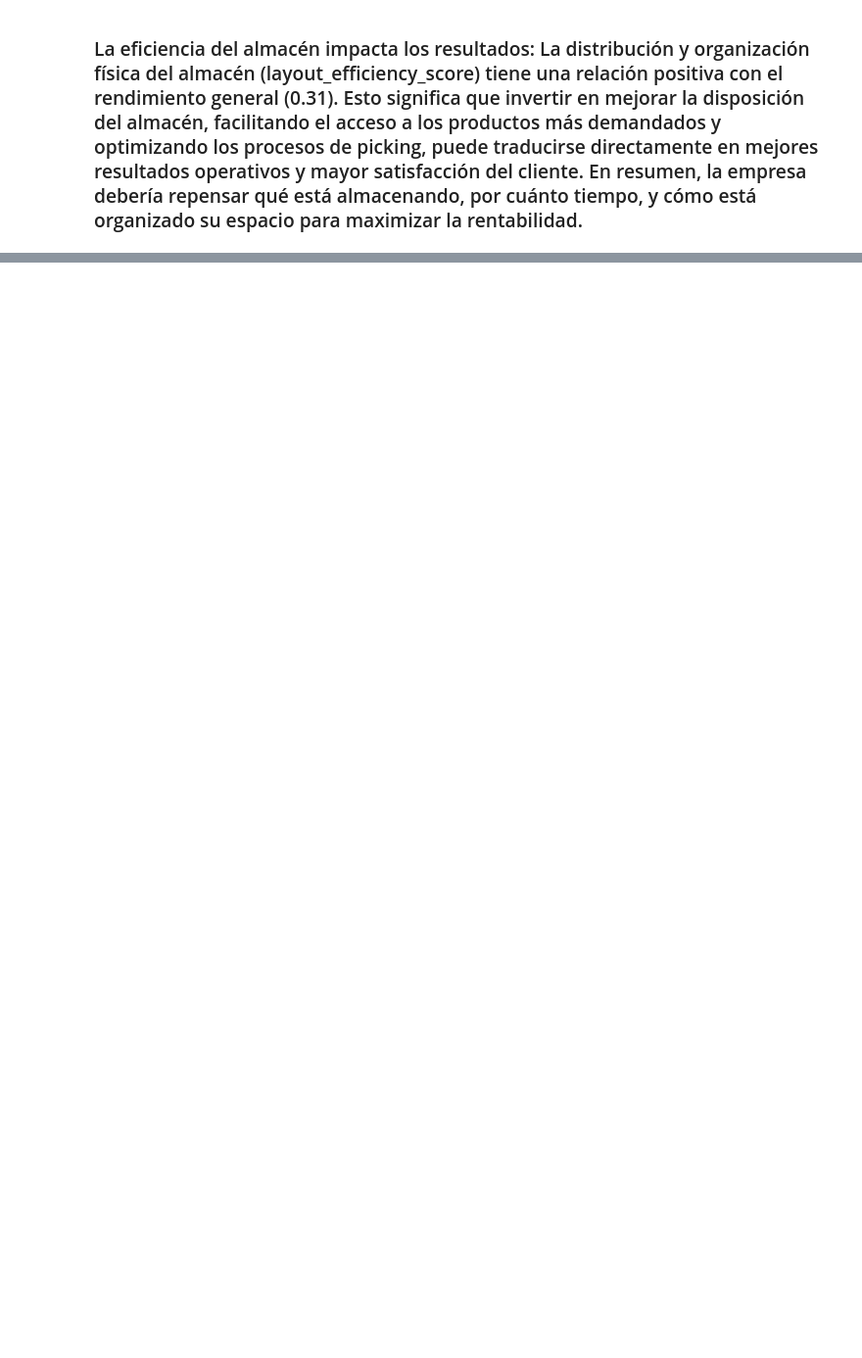
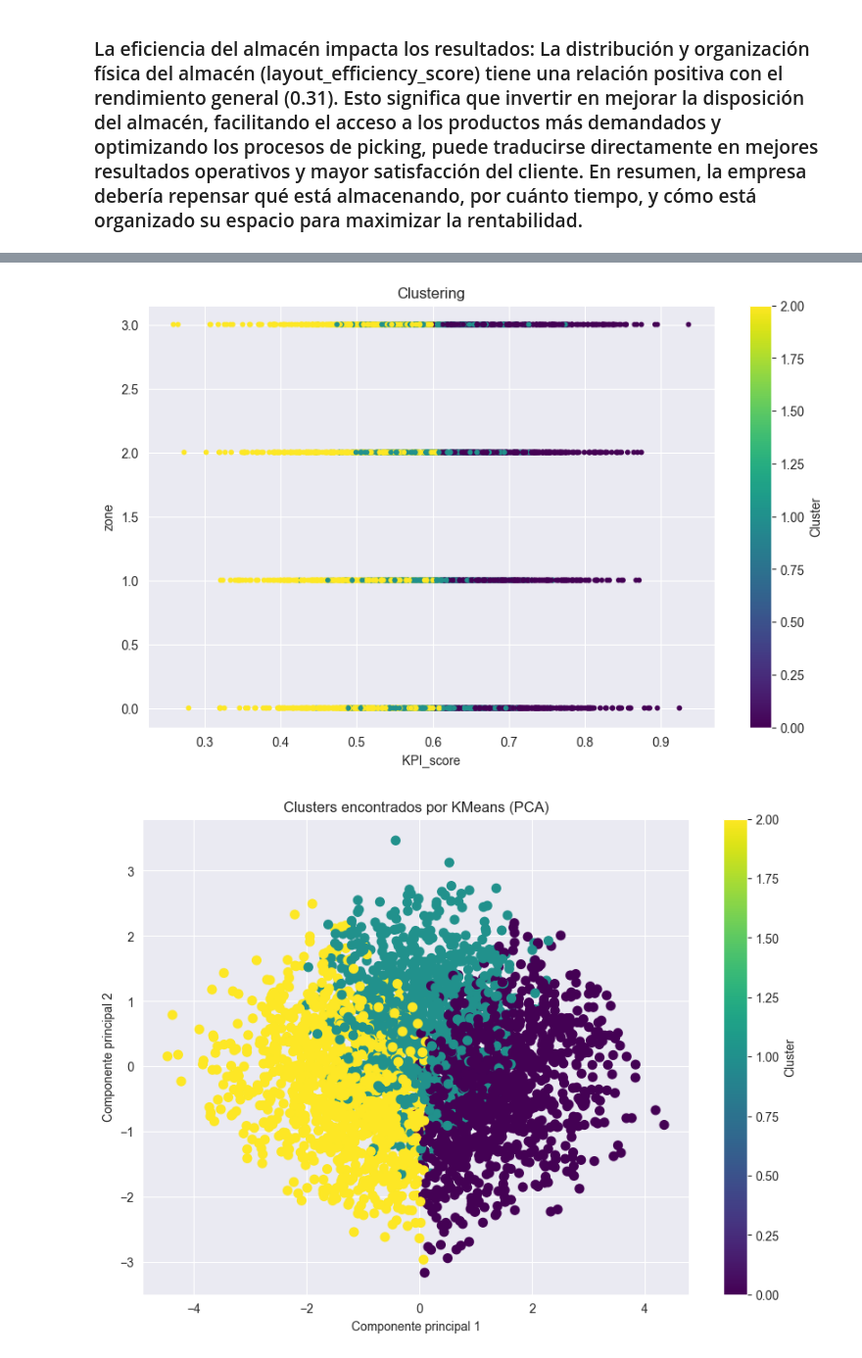
Before and after one commit to Fritz1304/Modelos_Analiticos, a Jupyter notebook: notebook.ipynb, the cells around one changed output, grey strips where cells are left out. Shown at 98% size. Saved outputs shown, nothing was run; the diff lists cells and outputs as text; code cells hidden in the pictures; blank space fills up the shorter version.

```diff
--- a/notebook.ipynb
+++ b/notebook.ipynb
@@ -741,0 +975,76 @@ pyplot.show()
+# %%
+# Implementacion modelo analitico - Modelo de agrupamiento - KMEANS
+# Para el modelo de agrupamiento se pueden tomar entre variables categoricas y numericas que tengan bastante relacion entre ellas segun el comportamiento del negocio
+# La correlacion entre variables para modelos de agrupamiento se puede calcular usando las tecnicas anteriomente vistas: para variables numericas matriz de correlacion y para variables numericas y catergoricas MI o ANALISIS DE INFORMACION MUTUA. Lo importante siempre es elegir variables que esten relacionadas hacia el negocio.
+
+from sklearn.cluster import KMeans
+from sklearn.preprocessing import StandardScaler
+from sklearn.decomposition import PCA
+import matplotlib.pyplot as plt
+import seaborn as sns
+
+#Vamos a elegir variables numericas que conocemos que tienen un nivel de correlacion notable
+columns = ['holding_cost_per_unit_day', 'stockout_count_last_month', 'order_fulfillment_rate', 'turnover_ratio', 'layout_efficiency_score', 'KPI_score']
+dataSetFinalModeloAgrupamiento = dataSetFinalModeloClas[columns].copy()
+
+# Recuerden validar que todas las variables deben ser numericas porque los modelos solo funcionan sobre datos numericos
+#dataSetFinalModeloAgrupamiento = pandas.get_dummies(dataSetFinalModeloAgrupamiento, drop_first=True)
+#dataSetFinalModeloAgrupamiento.info()
+
+# Se aplica un valor de escalado estadar a los datos del dataframe para mejorar la efectividad del KMeans
+scaler = StandardScaler()
+datesetCompleteKmeansScaler = scaler.fit_transform(dataSetFinalModeloAgrupamiento)
+
+# Creamos el modelo de Kmeans
+kmeans = KMeans(n_clusters=3, random_state=42)
+dataSetFinalModeloClas['cluster'] = kmeans.fit_predict(datesetCompleteKmeansScaler)
+
+#dataSetFinalModeloClas.info()
+
+# 5. Ver distribución
+print(dataSetFinalModeloClas['cluster'].value_counts())
+cluster_summary = dataSetFinalModeloClas.groupby('cluster')[columns].mean()
+print(cluster_summary)
+
+plt.figure(figsize=(10, 6))
+plt.scatter(dataSetFinalModeloClas['KPI_score'], dataSetFinalModeloClas['zone'], c=dataSetFinalModeloClas['cluster'], cmap='viridis', s=10)
+plt.colorbar(label='Cluster')
+plt.title('Clustering')
+plt.xlabel('KPI_score')
+plt.ylabel('zone')
+plt.show()
+
+# Ver distribucion de los datos categoricos
+pca = PCA(n_components=2)
+X_pca = pca.fit_transform(datesetCompleteKmeansScaler)
+labels = kmeans.labels_
+
+plt.figure(figsize=(10, 7))
+plt.scatter(X_pca[:, 0], X_pca[:, 1], c=labels, cmap='viridis', s=50)
+plt.title('Clusters encontrados por KMeans (PCA)')
+plt.xlabel('Componente principal 1')
+plt.ylabel('Componente principal 2')
+plt.colorbar(label='Cluster')
+plt.grid(True)
+plt.show()
+
+# Ver distribucion de los datos categoricos con centroides
+centroids_pca = pca.transform(kmeans.cluster_centers_)
+
+plt.figure(figsize=(10, 7))
+plt.scatter(X_pca[:, 0], X_pca[:, 1], c=labels, cmap='viridis', s=50, alpha=0.6)
+plt.scatter(centroids_pca[:, 0], centroids_pca[:, 1], c='red', s=200, marker='X', label='Centroides')
+plt.title('Clusters y Centroides (PCA)')
+plt.xlabel('Componente 1')
+plt.ylabel('Componente 2')
+plt.legend()
+plt.grid(True)
+plt.show()
+
+# Ver distribucion del cluster por variable
+for col in columns:
+    plt.figure(figsize=(8,4))
+    sns.boxplot(x=dataSetFinalModeloClas['cluster'], y=dataSetFinalModeloClas[col])
+    plt.title(f"Distribución de {col} por cluster")
+    plt.show()
+# %% [output]
@@ -741,0 +1068,2 @@ pyplot.show()
+[figure, added]
+[figure, added]
```
Also changed, not shown: parts of 10 cells of this notebook.
